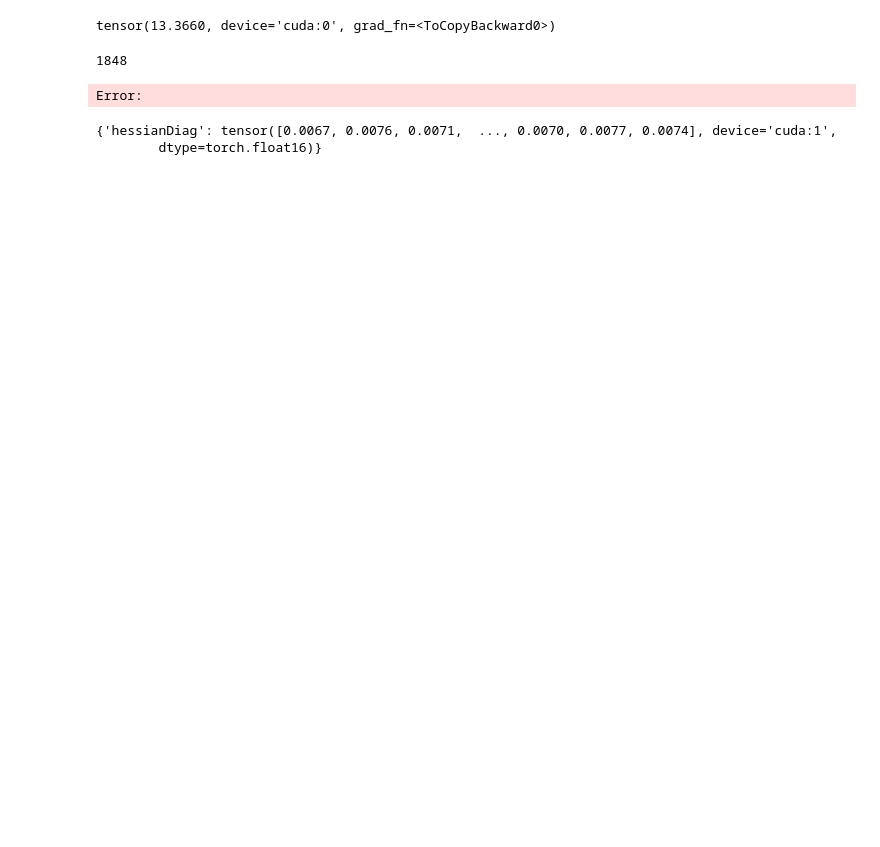
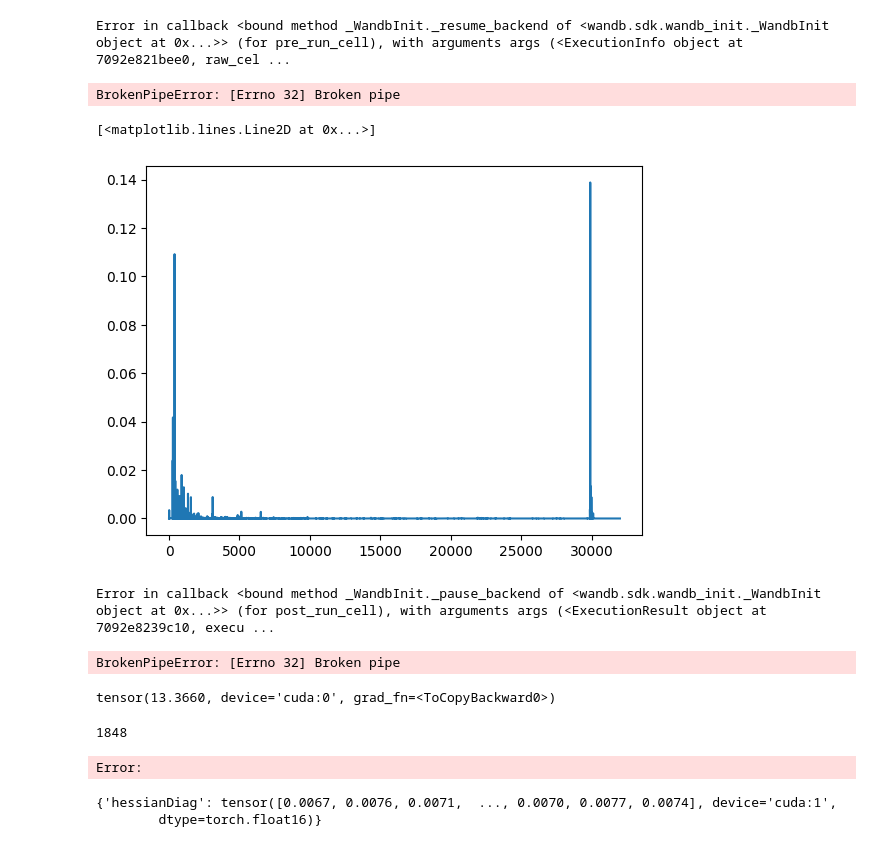
Before and after one commit to xuzukang/NoWag, a Jupyter notebook: test_train.ipynb, the cells around one changed output. Cells and saved outputs as stored; diff of their text form; code cells hidden in the pictures; blank space fills up the shorter version.

```diff
--- a/test_train.ipynb
+++ b/test_train.ipynb
@@ -165,0 +42,10 @@ Requirement already satisfied: tqdm in /home/lliu/miniconda3/envs/NoWAC-VQ/lib/p
+# %%
+@torch.no_grad()
+def calculate_logits(model: llama.LlamaForCausalLM, devset, batch_size):
+    logits = []
+    for i in tqdm.tqdm(range(len(devset) // batch_size), desc = "Calculating logits"):
+        logits.append(
+            model(devset[i * batch_size:(i + 1) *
+                         batch_size].cuda())['logits'].cpu())
+    logits = torch.concat(logits, dim=0)
+    return logits
@@ -166,3 +294,12 @@ Requirement already satisfied: tqdm in /home/lliu/miniconda3/envs/NoWAC-VQ/lib/p
+# %%
+plt.plot(overall_out[[0]][0,0].cpu().numpy())
+# %% [output]
+Error in callback <bound method _WandbInit._resume_backend of <wandb.sdk.wandb_init._WandbInit object at 0x...>> (for pre_run_cell), with arguments args (<ExecutionInfo object at 7092e821bee0, raw_cel ...
+BrokenPipeError: [Errno 32] Broken pipe
+[<matplotlib.lines.Line2D at 0x...>]
+[figure, added]
+Error in callback <bound method _WandbInit._pause_backend of <wandb.sdk.wandb_init._WandbInit object at 0x...>> (for post_run_cell), with arguments args (<ExecutionResult object at 7092e8239c10, execu ...
+BrokenPipeError: [Errno 32] Broken pipe
 # %%
 model(valset[0]["input_ids"][...,:-2].cuda(),
       labels=valset[0]["input_ids"][...,1:].cuda()[...,:-1]  # shift labels
```
Also changed, not shown: parts of 40 cells of this notebook, 12 other files.
